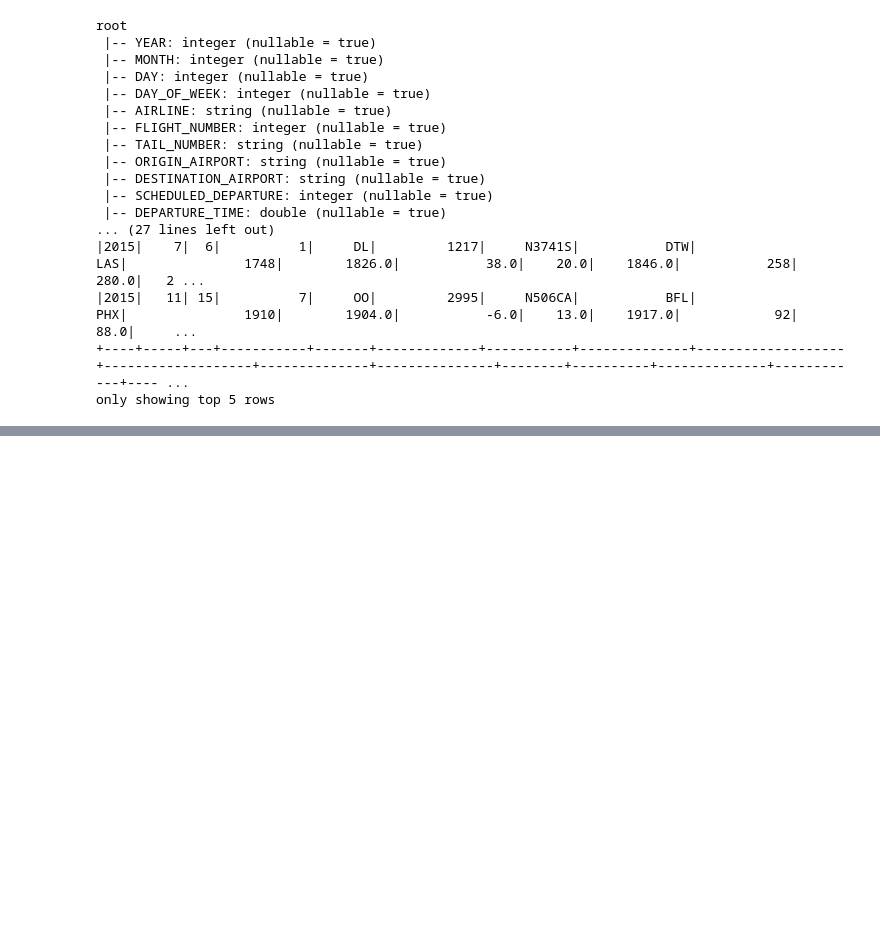
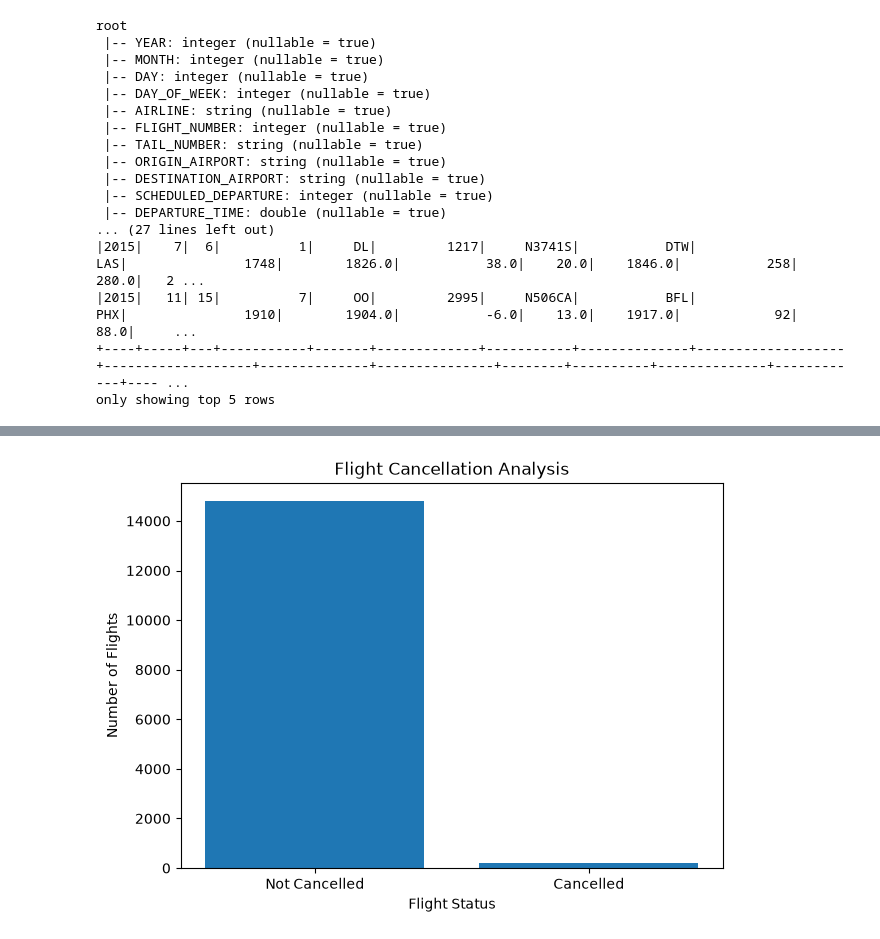
Before and after one commit to yashhhh118/FlightScope, a Jupyter notebook: FlightScope.ipynb, the cells around one changed output, grey strips where cells are left out. Cells and saved outputs as stored; diff of their text form; code cells hidden in the pictures; blank space fills up the shorter version.

```diff
--- a/FlightScope.ipynb
+++ b/FlightScope.ipynb
@@ -109,0 +526,17 @@ only showing top 5 rows
+# %%
+## 4.5 – Flight Cancellation Analysis.
+
+cancellation_data = flights.groupBy("CANCELLED").count().toPandas()
+
+labels = ["Not Cancelled", "Cancelled"]
+
+plt.figure(figsize=(7, 5))
+plt.bar(labels, cancellation_data.sort_values("CANCELLED")["count"])
+
+plt.xlabel("Flight Status")
+plt.ylabel("Number of Flights")
+plt.title("Flight Cancellation Analysis")
+
+plt.show()
+# %% [output]
+[figure, added]
```
Also changed, not shown: parts of 45 cells of this notebook.
